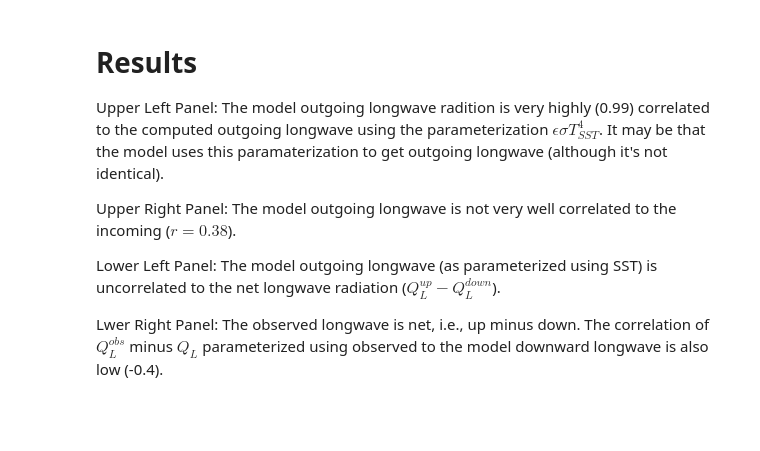
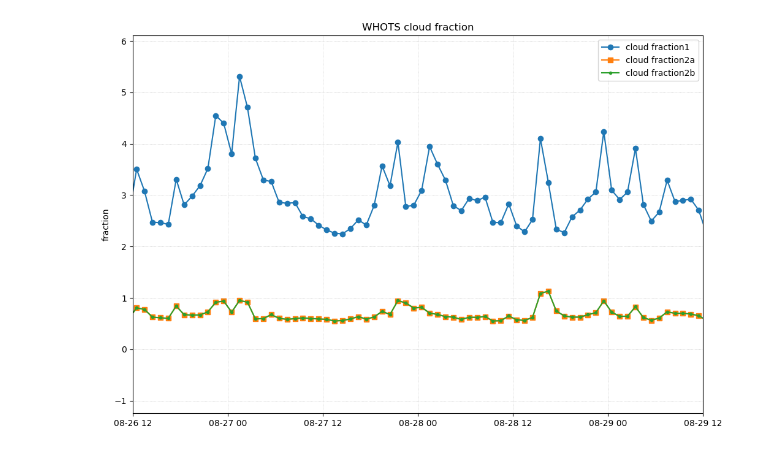
Before and after one commit to jpotemra/heat_flux, a Jupyter notebook: longwave.ipynb, the cells around one changed output. Drawn from its saved outputs; the diff is of its cells as text; code cells hidden in the pictures; blank space fills up the shorter version.

```diff
--- a/longwave.ipynb
+++ b/longwave.ipynb
@@ -336,10 +744,14 @@ Correlation CFS down to observed downward: -0.28768859857837015
-# %% [markdown]
-# Results
-
-Upper Left Panel: The model outgoing longwave radition is very highly (0.99) correlated to the computed outgoing longwave using the parameterization $\epsilon \sigma T_{SST}^{4}$.  It may be that the model uses this paramaterization to get outgoing longwave (although it's not identical).
-
-Upper Right Panel: The model outgoing longwave is not very well correlated to the incoming ($r = 0.38$).
-
-Lower Left Panel: The model outgoing longwave (as parameterized using SST) is uncorrelated to the net longwave radiation ($Q_{L}^{up} - Q_{L}^{down}$).
-
-Lwer Right Panel: The observed longwave is net, i.e., up minus down.   The correlation of $Q_{L}^{obs}$ minus $Q_{L}$ parameterized using observed to the model downward longwave is also low (-0.4).
+# %%
+fig, ax = plt.subplots( figsize = ( 12, 8 ), nrows = 1, ncols = 1 )
+
+ax.plot(otime,cloud_frac1,'o-',label='cloud fraction1')
+ax.plot(otime,cloud_frac2a,'s-',label='cloud fraction2a')
+ax.plot(otime,cloud_frac2b,'.-',label='cloud fraction2b')
+ax.set_xlim([datetime(2015, 8, 26, 12), datetime(2015, 8, 29, 12)])
+#ax[1].set_ylim(0,1)
+ax.set_title('WHOTS cloud fraction')
+ax.set_ylabel('fraction')
+ax.legend()
+ax.grid(linestyle=':', linewidth=0.5)
+# %% [output]
+[figure, added]
```
Also changed, not shown: parts of 30 cells of this notebook, 3 other files.
